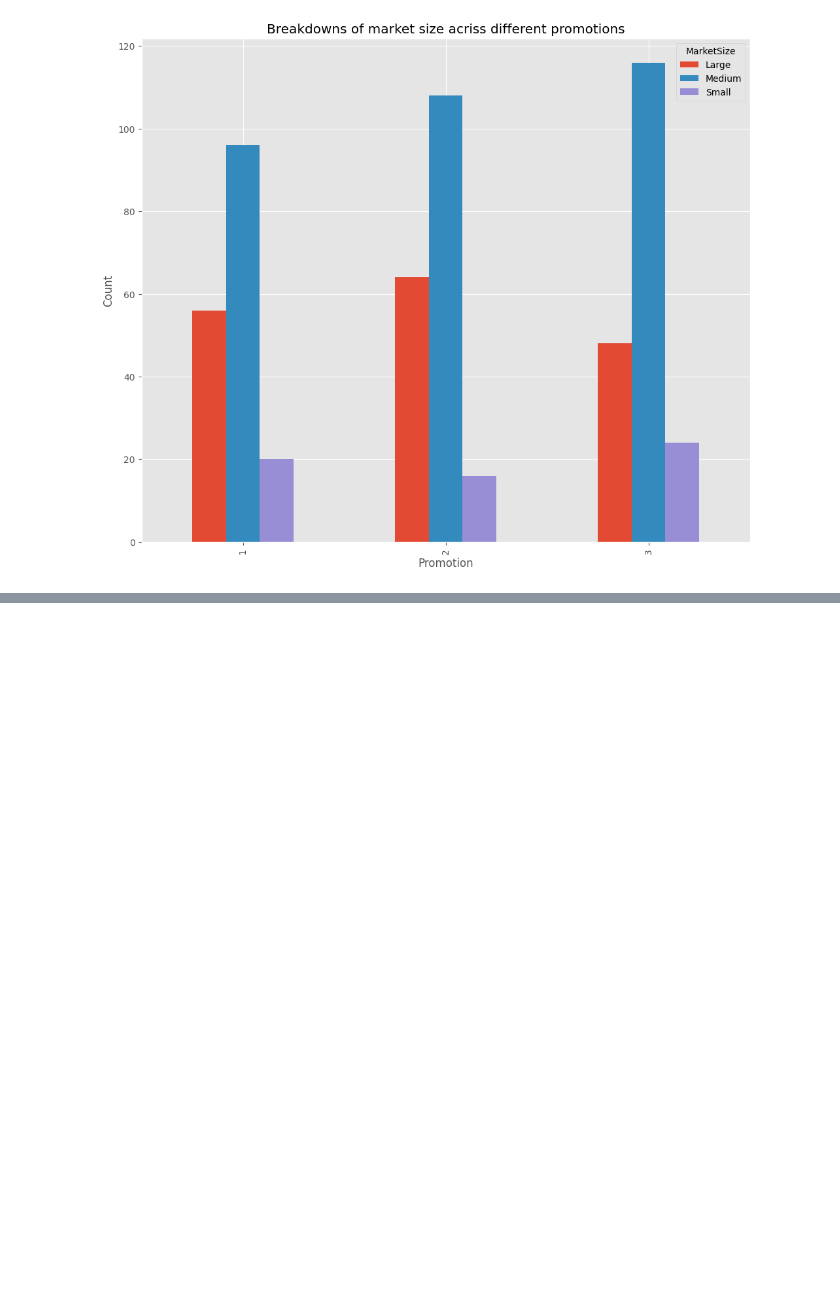
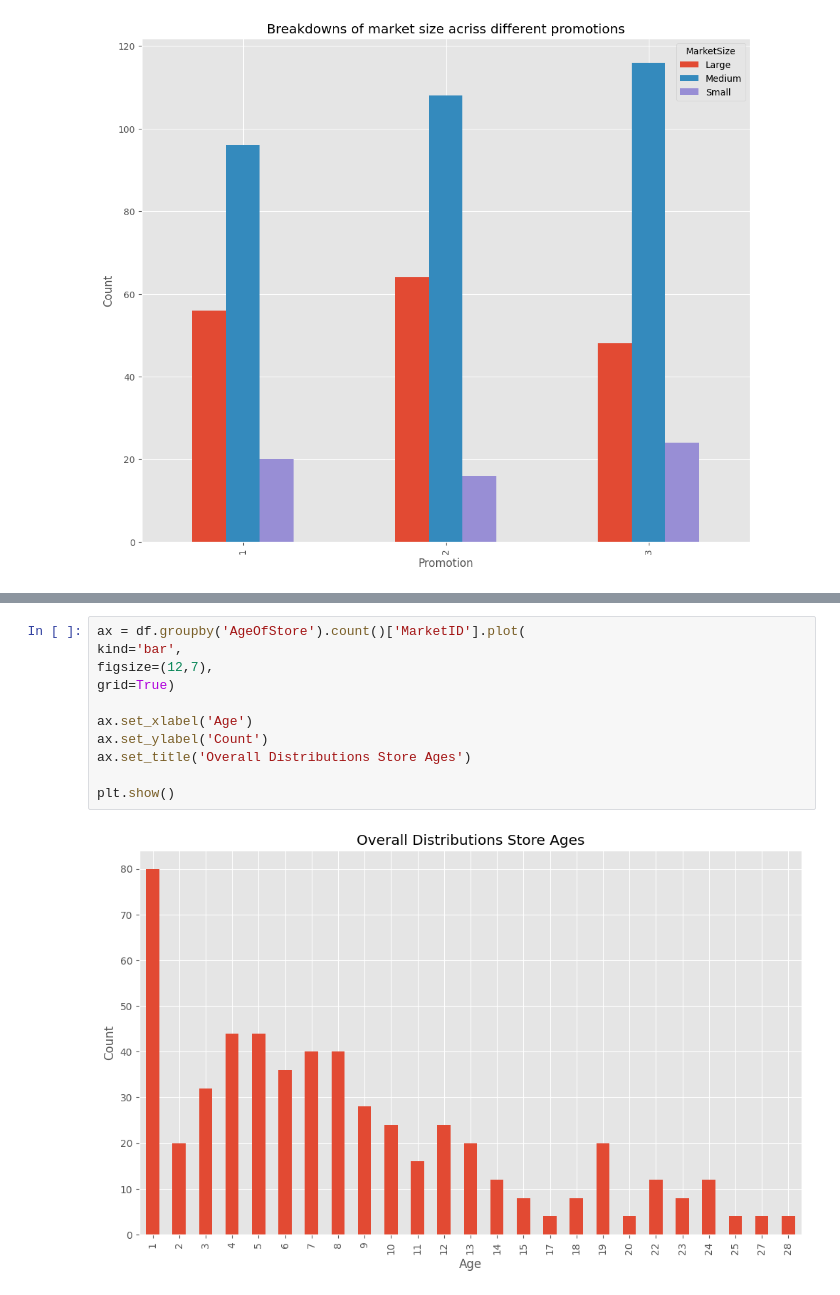
Before and after one commit to lugastyan/ML-portofolio, a Jupyter notebook: ab-testing-optimazing-ads.ipynb, the cells around one changed output, grey strips where cells are left out. Drawn from its saved outputs; the diff is of its cells as text; blank space fills up the shorter version.

```diff
--- a/ab-testing-optimazing-ads.ipynb
+++ b/ab-testing-optimazing-ads.ipynb
@@ -133,0 +166,13 @@ plt.show()
+# %%
+ax = df.groupby('AgeOfStore').count()['MarketID'].plot(
+kind='bar',
+figsize=(12,7),
+grid=True)
+
+ax.set_xlabel('Age')
+ax.set_ylabel('Count')
+ax.set_title('Overall Distributions Store Ages')
+
+plt.show()
+# %% [output]
+[figure, added]
```
Also changed, not shown: parts of 23 cells of this notebook.
